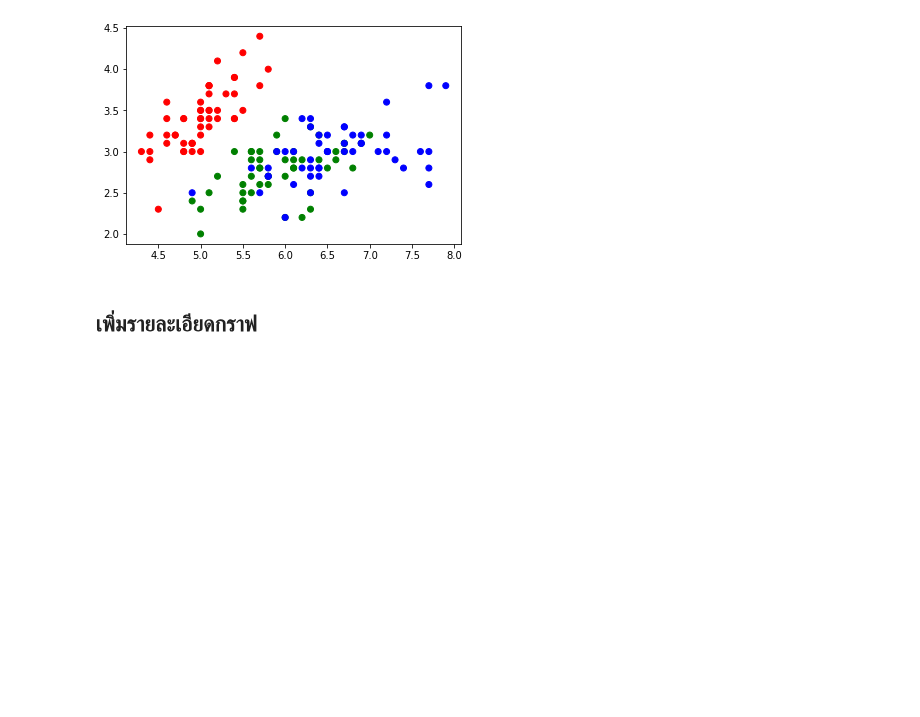
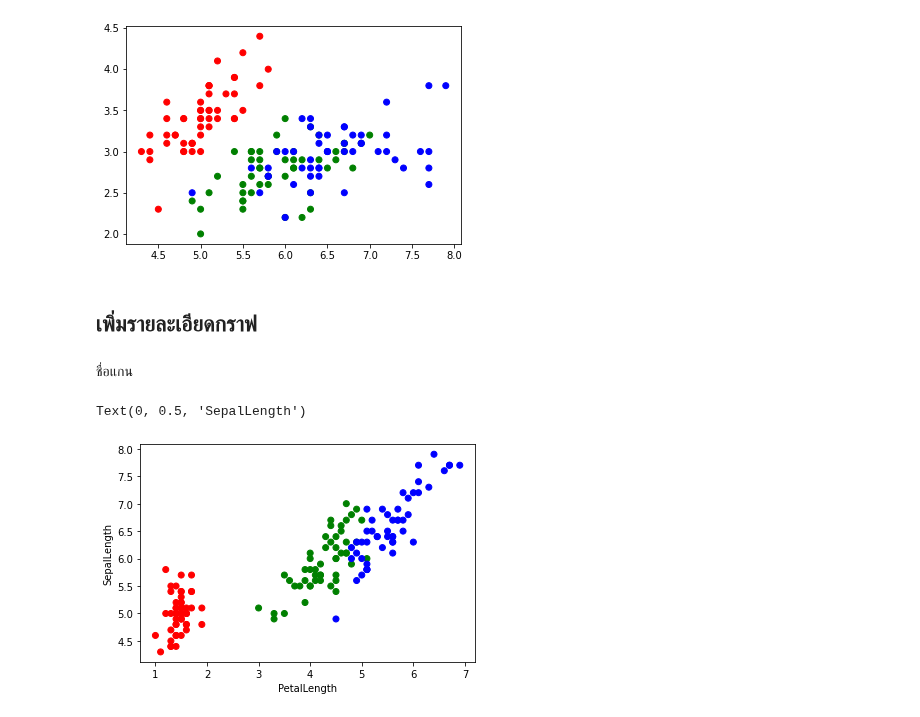
Before and after one commit to TungSoPon/BasicProg_DataViz65, a Jupyter notebook: scatter.ipynb, the cells around one changed output. Drawn from its saved outputs; the diff is of its cells as text; code cells hidden in the pictures; blank space fills up the shorter version.

```diff
--- a/scatter.ipynb
+++ b/scatter.ipynb
@@ -72,3 +72,12 @@ plt.scatter(df2['SepalLength'],df2['SepalWidth'],c=df2['Name'])
 [figure]
 # %% [markdown]
 ## เพิ่มรายละเอียดกราฟ
+# %% [markdown]
+ชื่อแกน
+# %%
+plt.scatter(df2['PetalLength'],df2['SepalLength'],c=df2['Name'])
+plt.xlabel('PetalLength')
+plt.ylabel('SepalLength')
+# %% [output]
+Text(0, 0.5, 'SepalLength')
+[figure, added]
```
Also changed, not shown: parts of 16 cells of this notebook.
